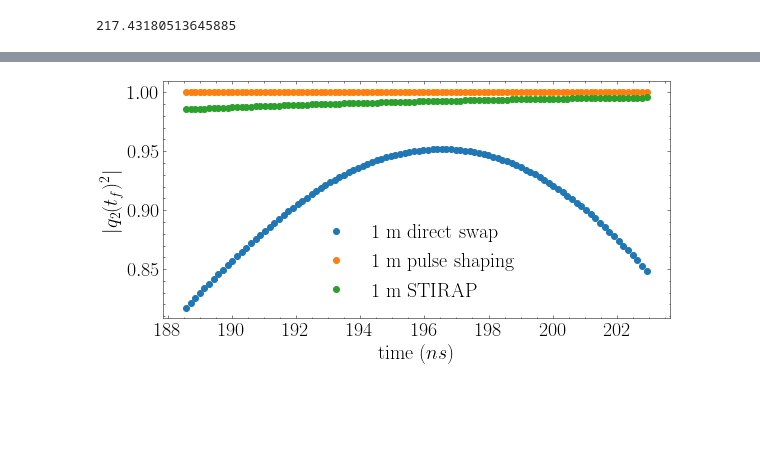
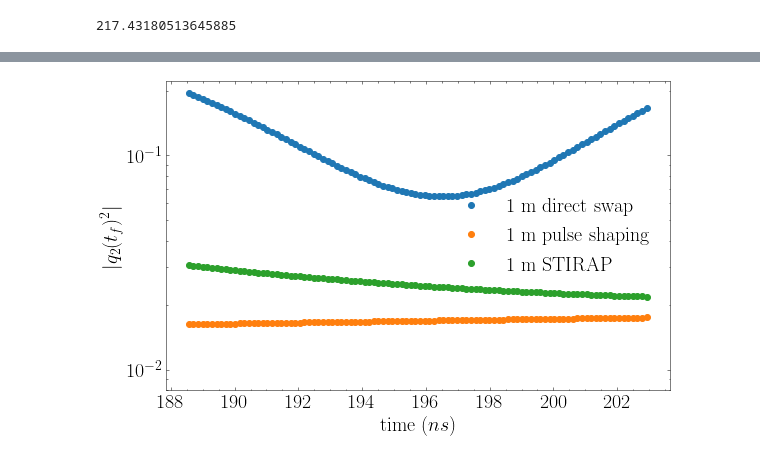
Before and after one commit to Gphysics-fpf/2022_state_transfer, a Jupyter notebook: Codes/01 Transfer Protocols Comparison.ipynb, the cells around one changed output, grey strips where cells are left out. Drawn from its saved outputs; the diff is of its cells as text; code cells hidden in the pictures; blank space fills up the shorter version.

```diff
--- a/Codes/01 Transfer Protocols Comparison.ipynb
+++ b/Codes/01 Transfer Protocols Comparison.ipynb
@@ -655,27 +655,27 @@ Time spent in either of the qubits =96.12538414039511*(ns)
 Time spent to reach the maximum 108.64337694943808
 Total time =108.71590256822942*(ns)
 # %%
-fig, (ax1) = plt.subplots(nrows=1, ncols=1, figsize=(8,4), sharey = True, constrained_layout=True)
+fig, (ax1) = plt.subplots(nrows=1, ncols=1, figsize=(8,5), sharey = True, constrained_layout=True)
 
 time = np.linspace(0, Enough_duration, 1500)
 
 # ax1.plot(time,Robustness_Direct_swap_1m[11][1100:1250],'o', label =' 1 m' )
 # ax1.plot(time,Robustness_pulse_shaping_1m[11][1100:1250],'o', label =' 1 m' )
 # ax1.plot(time,Robustness_STIRAP_1m[11][1100:1250],'o', label =' 1 m' )
 
-ax1.plot(time[1300:1400],Robustness_Direct_swap_1m[11][1300:1400],'o', label =' 1 m direct swap' )
-ax1.plot(time[1300:1400],Robustness_pulse_shaping_1m[11][1300:1400],'o', label =' 1 m pulse shaping' )
-ax1.plot(time[1300:1400],Robustness_STIRAP_1m[11][1300:1400],'o', label =' 1 m STIRAP' )
+ax1.semilogy(time[1300:1400],1-Robustness_Direct_swap_1m[11][1300:1400] * np.exp(-np.array(time[1300:1400], dtype = float)/T1_1),'o', label =' 1 m direct swap' )
+ax1.semilogy(time[1300:1400],1-Robustness_pulse_shaping_1m[11][1300:1400]* np.exp(-np.array(time[1300:1400], dtype = float)/T1_1),'o', label =' 1 m pulse shaping' )
+ax1.semilogy(time[1300:1400],1-Robustness_STIRAP_1m[11][1300:1400]* np.exp(-np.array(time[1300:1400], dtype = float)/T1_1),'o', label =' 1 m STIRAP' )
 
-
+ax1.set_ylim(.8e-2)
 
 
 
 ax1.set_ylabel('$$|q_2(t_f)^2|$$')
 ax1.set_xlabel('time $(ns) $ ')
 
 
 ax1.legend()
 plt.show()
 # %% [output]
-[figure, old version]
+[figure, new version]
```
Also changed, not shown: parts of 1 cell of this notebook, 1 other file.
